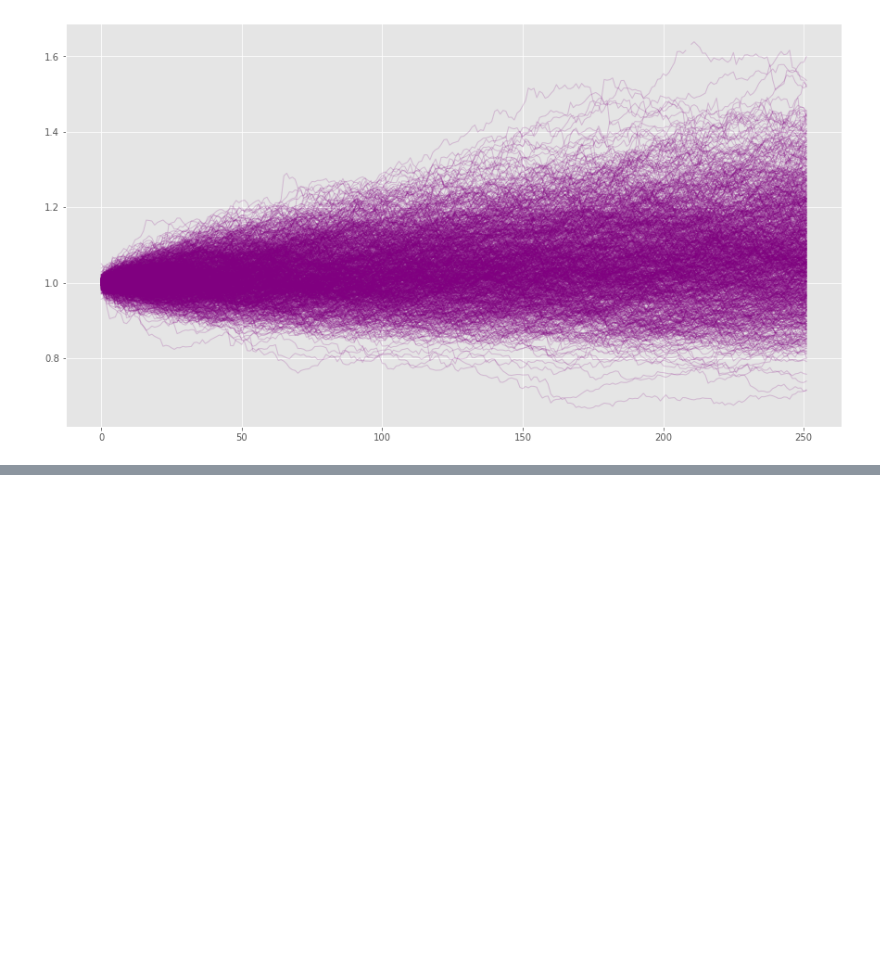
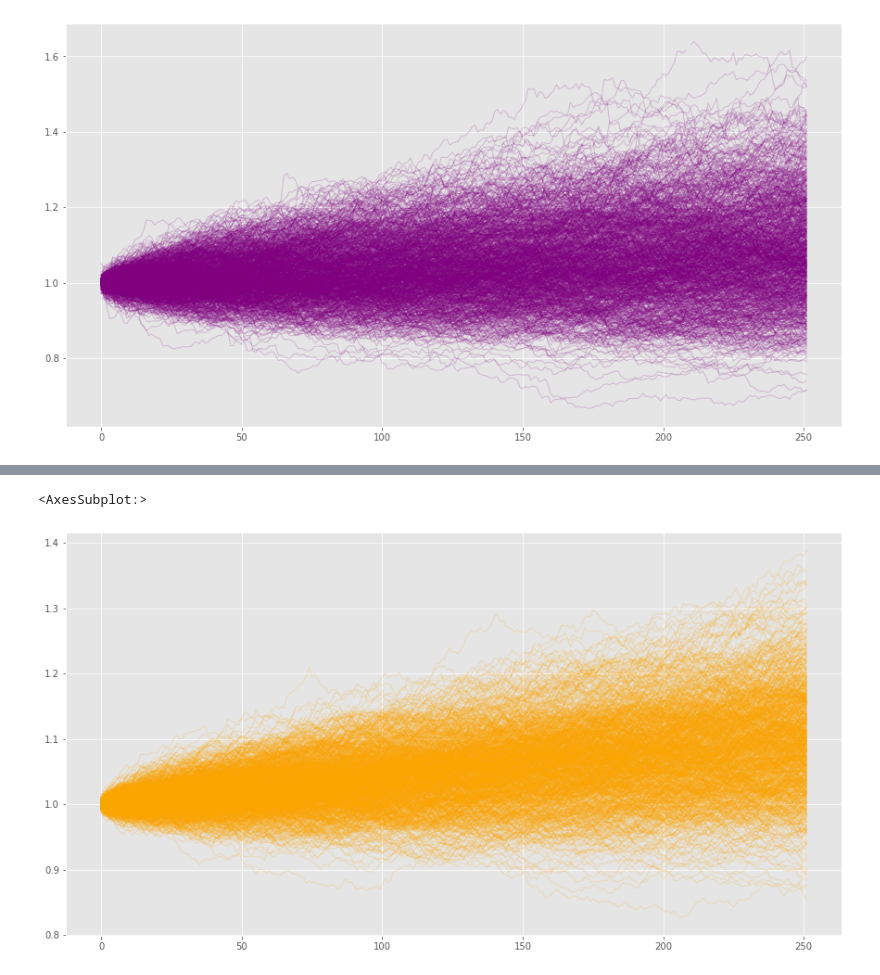
Before and after one commit to EdwardPlata/66daysofdata_2021, a Jupyter notebook: Simple_Stock_App/Monte Carlo vs Boostrap.ipynb, the cells around one changed output, grey strips where cells are left out. Drawn from its saved outputs; the diff is of its cells as text; code cells hidden in the pictures; blank space fills up the shorter version.

```diff
--- a/Simple_Stock_App/Monte Carlo vs Boostrap.ipynb
+++ b/Simple_Stock_App/Monte Carlo vs Boostrap.ipynb
@@ -65,0 +83,7 @@ portfolio_constituents_bootstrapping.plot(figsize=figsize,legend=False,
+# %%
+for asset in (asset_universe_returns.mean() * 100).round(2).index:
+    print(f'The mean return for {asset} is {(asset_universe_returns.mean() * 100).round(2) [asset]}%')
+print('\n')
+
+for asset in (asset_universe_returns.std() * 100).round(2).index:
+    print(f'The mean return for {asset} is {(asset_universe_returns.std() * 100).round(2)[asset]}%')
@@ -65,0 +105,21 @@ portfolio_constituents_bootstrapping.plot(figsize=figsize,legend=False,
+# %%
+asset_returns_dfs=[]
+for asset in asset_universe_returns.mean().index:
+    mu = asset_universe_returns.mean()[asset]
+    sigma = asset_universe_returns.std()[asset]
+    asset_mc_rets= pd.DataFrame([(np.random.normal(loc=mu,
+                                                  scale = sigma,
+                                                  size= 252))
+                                for x in range(1000)]).T
+    asset_returns_dfs.append(asset_mc_rets)
+# %%
+weighted_asset_returns_dfs = [(returns_df/len(tickers)) for
+                             returns_df in asset_returns_dfs]
+# %%
+portfolio_constituents_mc = (reduce(lambda x,y:x+y,weighted_asset_returns_dfs)+1).cumprod()
+# %%
+portfolio_constituents_mc.plot(figsize=figsize,legend=False,
+                              linewidth=1,alpha=0.2, color='orange')
+# %% [output]
+<AxesSubplot:>
+[figure, added]
```
Also changed, not shown: parts of 4 cells of this notebook.
